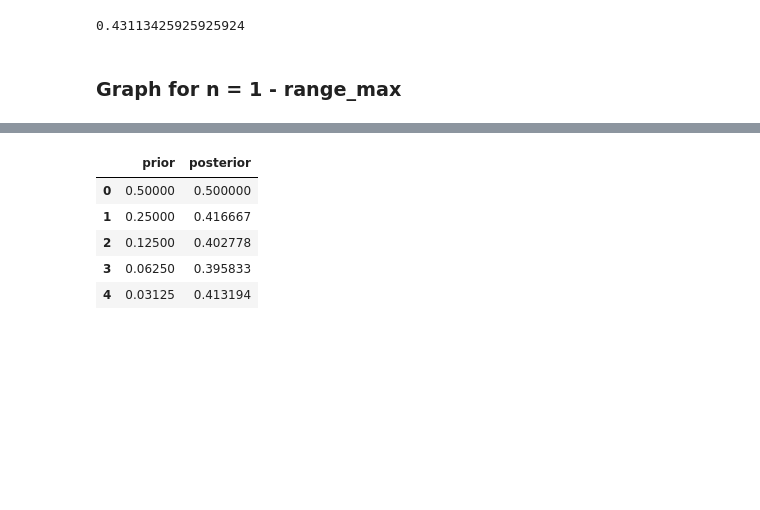
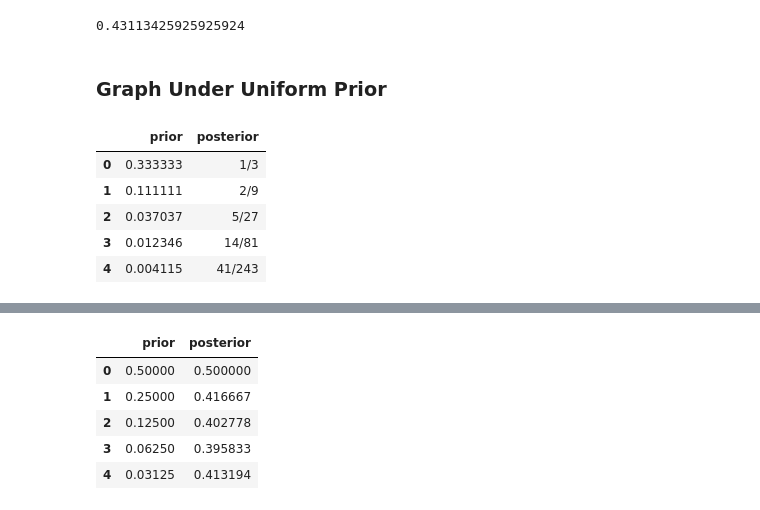
Before and after one commit to majk12/pbv, a Jupyter notebook: post_bayes_vuln_k3.ipynb, the cells around one changed output, grey strips where cells are left out. Drawn from its saved outputs; the diff is of its cells as text; code cells hidden in the pictures; blank space fills up the shorter version.

```diff
--- a/post_bayes_vuln_nonuniform_k3.ipynb
+++ b/post_bayes_vuln_k3.ipynb
@@ -140,5 +160,24 @@ nonuni_post_bayes_vuln(n, k, probs)
 745/1728
 # %% [output]
 0.43113425925925924
-# %% [markdown]
-### Graph for n = 1 - range_max
+# %% [markdown]
+### Graph Under Uniform Prior
+# %%
+uni_post_bayes_vs = []
+uni_prior_bayes_vs = []
+for i in range(range_max):
+    uni_post_bayes_vs.append(uni_post_bayes_vuln(i+1, k))
+    uni_prior_bayes_vs.append(prior_bayes_vuln(i+1, uni_probs))
+uni_bayes_vuln_df = pd.DataFrame(
+    {'prior':uni_prior_bayes_vs,
+     'posterior':uni_post_bayes_vs
+    }
+)
+uni_bayes_vuln_df.head()
+# %% [output]
+|  | prior | posterior |
+| 0 | 0.333333 | 1/3 |
+| 1 | 0.111111 | 2/9 |
+| 2 | 0.037037 | 5/27 |
+| 3 | 0.012346 | 14/81 |
+| 4 | 0.004115 | 41/243 |
```
Also changed, not shown: parts of 8 cells of this notebook, 1 other file.
